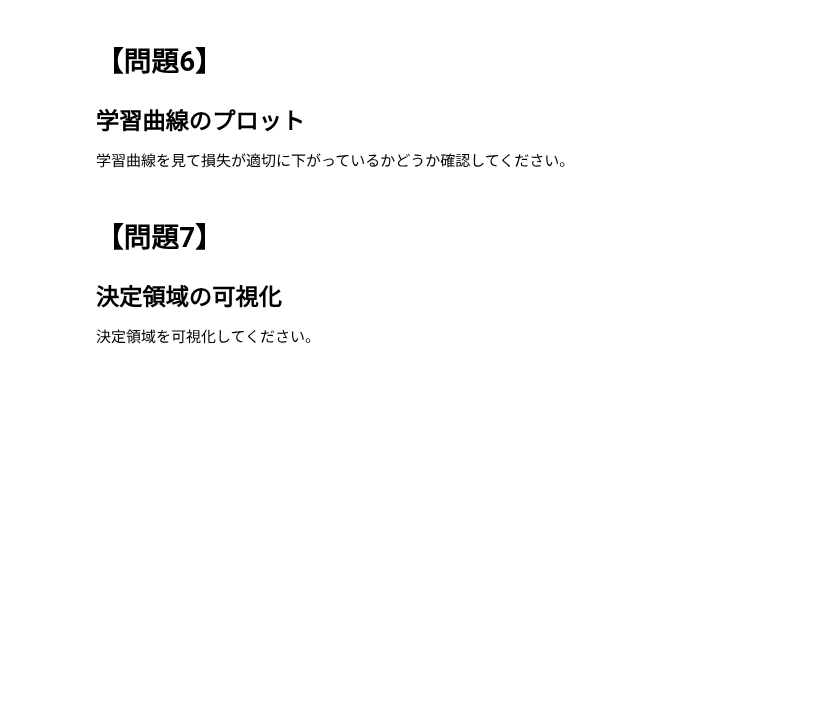
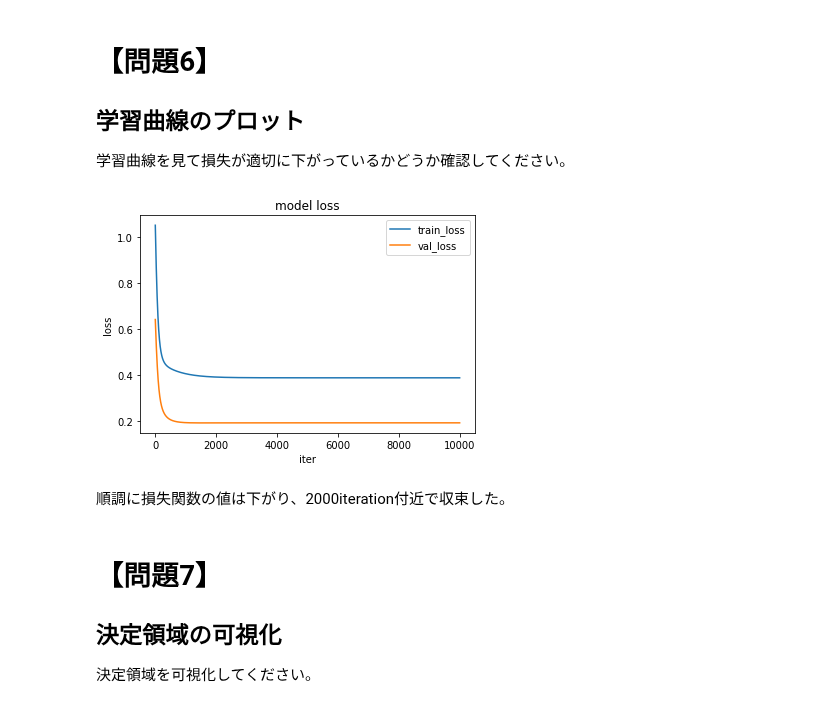
Before and after one commit to taiki-nakaso/diveintocode-ml, a Jupyter notebook: src/sprint/sprint4/sprint4-session1.ipynb, the cells around one changed output. Drawn from its saved outputs; the diff is of its cells as text; code cells hidden in the pictures; blank space fills up the shorter version.

```diff
--- a/src/sprint/sprint4/sprint4-session1.ipynb
+++ b/src/sprint/sprint4/sprint4-session1.ipynb
@@ -68,6 +68,12 @@ class ScratchLogisticRegression():
         ## check val_bias
         if X_val is not None:
             X_val_biased = self._check_bias(X_val)
+        ## reshape y
+        y_reshaped = y.reshape(-1, 1)
+        ## reshape y_val
+        if y_val is not None:
+            y_val_reshaped = y_val.reshape(-1, 1)
+
 
         ## initial theta = [[0], [0], ..., [0]]
         self.coef_ = np.random.randn(X_biased.shape[1], 1)
@@ -85,10 +91,10 @@ class ScratchLogisticRegression():
             hypothesis = self._logistic_hypothesis(X_biased)
 
             ## add loss
-            self.loss[i] = self._get_loss(hypothesis, y)
+            self.loss[i] = self._get_loss(hypothesis, y_reshaped)
 
             ## calc error
-            error = self._get_error(hypothesis, y)
+            error = self._get_error(hypothesis, y_reshaped)
 
             ## gradient descent
             self.coef_ = self._gradient_descent(X_biased, error)
@@ -99,7 +105,7 @@ class ScratchLogisticRegression():
                 hypothesis_val = self._logistic_hypothesis(X_val_biased)
 
                 ### add val_loss
-                self.val_loss[i] = self._get_loss(hypothesis_val, y_val)
+                self.val_loss[i] = self._get_loss(hypothesis_val, y_val_reshaped)
 
             ## output process
             if self.verbose:
@@ -131,7 +137,7 @@ class ScratchLogisticRegression():
         # predict probability of y
         pred_proba =  self._logistic_hypothesis(X_biased)
         # round to predict y
-        pred = (lambda x:(x*2+1)//2)(pred_proba)
+        pred = (lambda x:(x*2+1)//2)(pred_proba).astype(np.int32)
 
         return pred
 
@@ -292,7 +298,7 @@ class ScratchLogisticRegression():
         ## y_true = 1
         log_positive_sum = np.sum(y * np.log(y_pred))
         ## y_true = 0
-        log_negative_sum = np.sum((1-y) * np.log(y_pred))
+        log_negative_sum = np.sum((1-y) * np.log(1-y_pred))
         ## Regularization term (except theta_0)
         reg_term_sum = np.sum(self.coef_[1:]**2)
 
@@ -443,7 +449,7 @@ from sklearn.model_selection import train_test_split
 # get numpy array
 X_values = df_iris[['sepal_length', 'petal_length']].values
 # get numpy array and replace Species: virgicolor = 0, verginica = 1
-y_values = df_iris['Species'].values.reshape(-1, 1)-1
+y_values = df_iris['Species'].values-1
 
 X_train, X_val, y_train, y_val = train_test_split(X_values, y_values)
 # %%
@@ -477,5 +483,5 @@ print(X_val_std)
 # %%
 # learn and predict
-reg = ScratchLogisticRegression(num_iter=10000, lr=0.01, C=1, no_bias=False, verbose=True)
-reg.fit(X_train_std, y_train, X_val_std, y_val)
+clf = ScratchLogisticRegression(num_iter=10000, lr=0.01, C=0.1, no_bias=False, verbose=True)
+clf.fit(X_train_std, y_train, X_val_std, y_val)
 # %% [output]
@@ -500,6 +607,32 @@ Done! elapsed time: 2.35278s
 # 【問題6】
 ## 学習曲線のプロット
 学習曲線を見て損失が適切に下がっているかどうか確認してください。
+# %%
+import matplotlib.pyplot as plt
+def plot_model_loss(model):
+    train_loss = model.loss
+    val_loss = model.val_loss
+
+    fig = plt.figure()
+    ax = fig.add_subplot(111)
+
+    ax.set_xlabel('iter')
+    ax.set_ylabel('loss')
+    ax.set_title('model loss')
+
+    ax = plt.plot(range(train_loss.shape[0]), train_loss, label='train_loss')
+    ax = plt.plot(range(val_loss.shape[0]), val_loss, label='val_loss')
+
+    plt.legend()
+    plt.show()
+# %%
+# 可視化
+%matplotlib inline
+plot_model_loss(clf)
+# %% [output]
+[figure, added]
+# %% [markdown]
+順調に損失関数の値は下がり、2000iteration付近で収束した。
 # %% [markdown]
 # 【問題7】
 ## 決定領域の可視化
```
Also changed, not shown: parts of 13 cells of this notebook, 2 other files.
